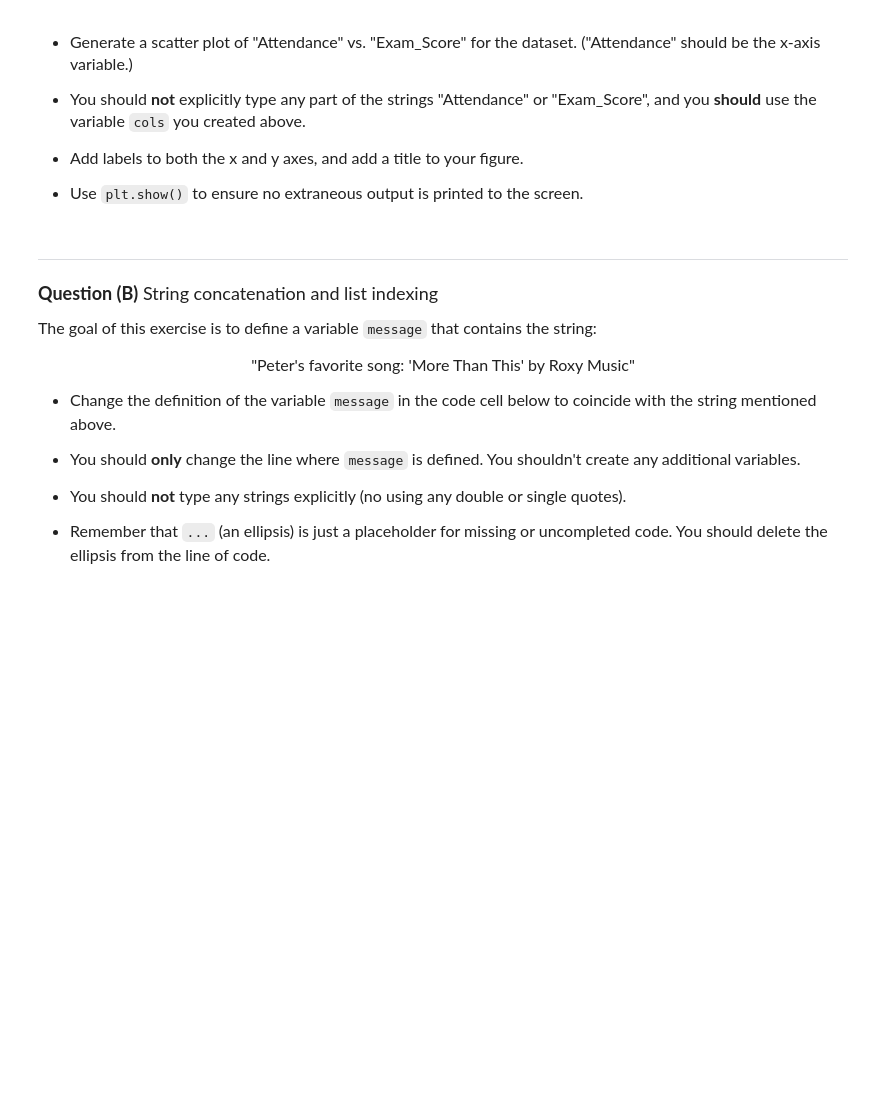
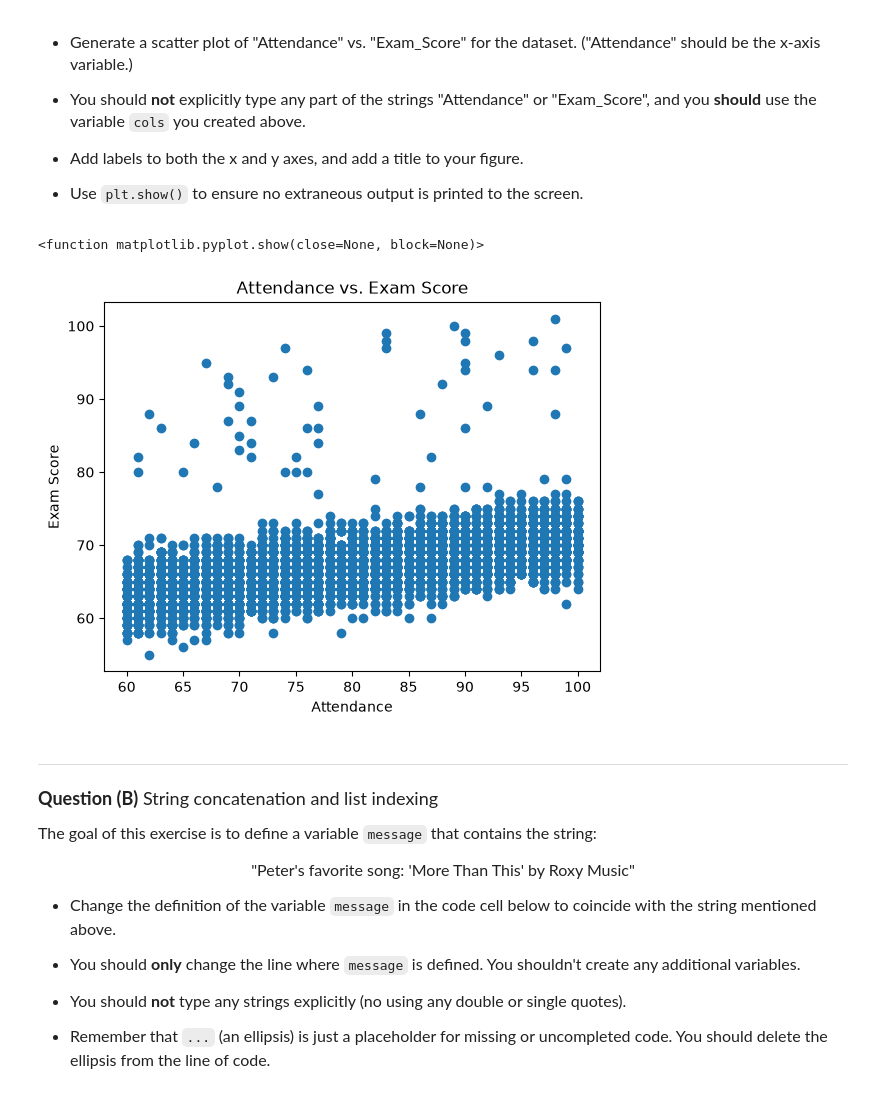
Before and after one commit to maanavg8/datasci185fall2026, a Jupyter notebook: _quizzes/quiz_1/quiz_1.ipynb, the cells around one changed output. Cells and saved outputs as stored; diff of their text form; code cells hidden in the pictures; blank space fills up the shorter version.

```diff
--- a/_quizzes/quiz_1/quiz_1.ipynb
+++ b/_quizzes/quiz_1/quiz_1.ipynb
@@ -77,6 +87,17 @@ You should see a type we haven't dealt with explicitly yet. Nevertheless, we can
 - Use `plt.show()` to ensure no extraneous output is printed to the screen.
 # %%
 # your code here
+
+import matplotlib.pyplot as plt
+
+plt.scatter(df[cols[1]], df[cols[6]])
+plt.xlabel('Attendance')
+plt.ylabel('Exam Score')
+plt.title('Attendance vs. Exam Score')
+plt.show
+# %% [output]
+<function matplotlib.pyplot.show(close=None, block=None)>
+[figure, added]
 # %% [markdown]
 _______________________________
 <font size = "4">
```
Also changed, not shown: parts of 8 cells of this notebook.
